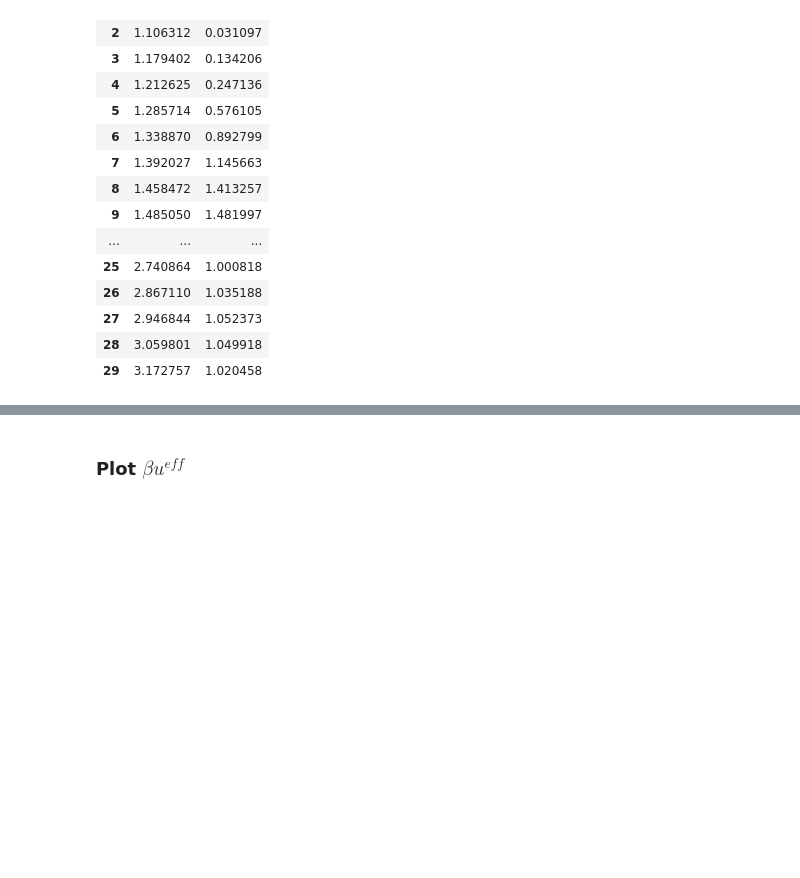
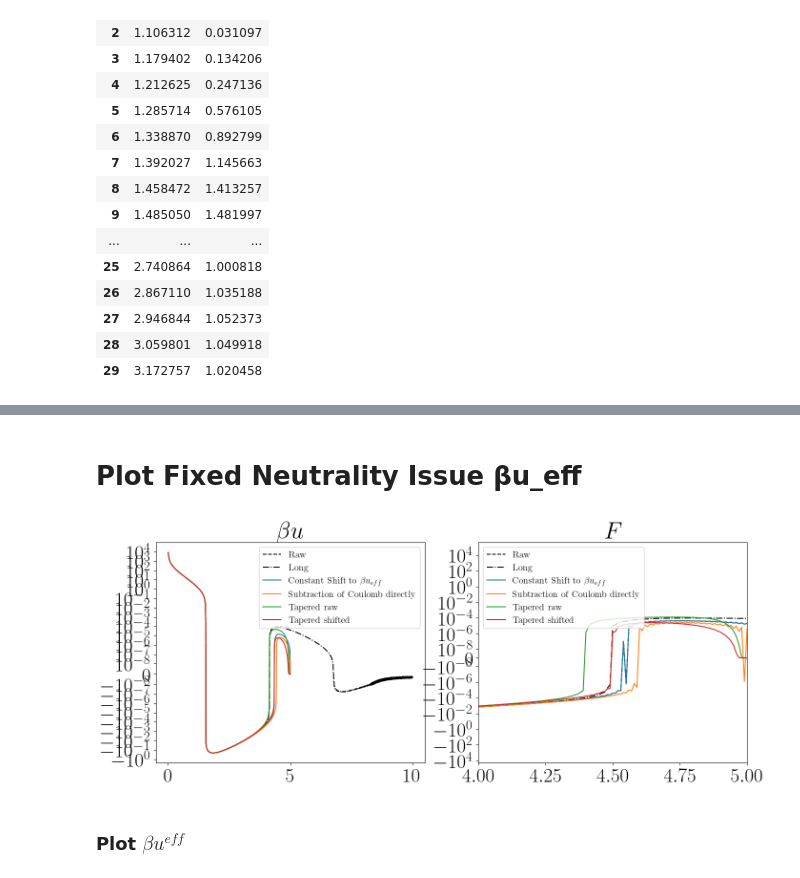
Before and after one commit to ZachAJohnson/hnc, a Jupyter notebook: tccw/CMEP_TCCW.ipynb, the cells around one changed output, grey strips where cells are left out. Drawn from its saved outputs; the diff is of its cells as text; code cells hidden in the pictures; blank space fills up the shorter version.

Commit message:
TCCW tail improvement for neutrality enforcing

```diff
--- a/tccw/CMEP_TCCW.ipynb
+++ b/tccw/CMEP_TCCW.ipynb
@@ -162,3 +199,47 @@ NameError: name 'atom_2e' is not defined
+# %% [markdown]
+# Plot Fixed Neutrality Issue βu_eff
+# %%
+atom.hnc.invert_HNC_OZ([1])
+βu_r_raw = atom.hnc.βueff_r_matrix[0,0]
+βu_r_raw_fix1 = βu_r_raw - βu_r_raw[-1]
+βu_r_raw_fix2 = βu_r_raw - (βu_r_raw[-1]*atom.hnc.r_array[-1])/atom.hnc.r_array
+tapering_func = lambda r: np.exp( -0.02*r**2/(5-r))
+βu_r_raw_fix3 = βu_r_raw*tapering_func(atom.hnc.r_array)
+βu_r_raw_fix4 = βu_r_raw_fix1*tapering_func(atom.hnc.r_array)
+
+
+fig, axs  = plt.subplots(1,2,figsize=(16,6))
+
+axs[0].set_title(r"$\beta u$")
+axs[0].plot(atom.hnc.r_array, βu_r_raw,'k--', label='Raw')
+axs[0].plot(atom_long.hnc.r_array, atom_long.hnc.βueff_r_matrix[0,0],'k-.', label='Long')
+axs[0].plot(atom.hnc.r_array, βu_r_raw_fix1, label=r'Constant Shift to $\beta u_{eff}$')
+axs[0].plot(atom.hnc.r_array, βu_r_raw_fix2 , label=r'Subtraction of Coulomb directly')
+axs[0].plot(atom.hnc.r_array, βu_r_raw_fix3, label=r'Tapered raw')
+axs[0].plot(atom.hnc.r_array, βu_r_raw_fix4, label=r'Tapered shifted')
+
+axs[1].set_title(r"$F$")
+dudx = lambda u: -(u[1:]-u[:-1])/atom.hnc.del_r
+axs[1].plot(atom.hnc.r_array[1:], dudx(βu_r_raw),'k--', label='Raw')
+axs[1].plot(atom_long.hnc.r_array[1:], dudx(atom_long.hnc.βueff_r_matrix[0,0]),'k-.', label='Long')
+axs[1].plot(atom.hnc.r_array[1:], dudx(βu_r_raw_fix1), label=r'Constant Shift to $\beta u_{eff}$')
+axs[1].plot(atom.hnc.r_array[1:], dudx(βu_r_raw_fix2) , label=r'Subtraction of Coulomb directly')
+axs[1].plot(atom.hnc.r_array[1:], dudx(βu_r_raw_fix3), label=r'Tapered raw ')
+axs[1].plot(atom.hnc.r_array[1:], dudx(βu_r_raw_fix4), label=r'Tapered shifted')
+βueff_r_header="r/r_i \t\t\t βuii_eff(r/r_i)"
+np.savetxt("./fits/{0}_βu_eff_raw.txt".format(case_id), np.array([atom.hnc.r_array, βu_r_raw]).T, header=βueff_r_header)
+np.savetxt("./fits/{0}_βu_eff_shifted.txt".format(case_id), np.array([atom.hnc.r_array, βu_r_raw_fix1]).T, header=βueff_r_header)
+np.savetxt("./fits/{0}_βu_eff_tapered.txt".format(case_id), np.array([atom.hnc.r_array, βu_r_raw_fix3]).T, header=βueff_r_header)
+np.savetxt("./fits/{0}_βu_eff_shifted_tapered.txt".format(case_id), np.array([atom.hnc.r_array, βu_r_raw_fix4]).T, header=βueff_r_header)
+
+axs[1].set_xlim(4,5)
+
+for ax in axs:
+    ax.set_yscale('symlog',linthresh=1e-8)
+
+    ax.legend(fontsize=14)
+# %% [output]
+[figure, added]
 # %% [markdown]
 ### Plot $\beta u^{eff}$
 # %%
```
Also changed, not shown: parts of 8 cells of this notebook, 7 other files.
